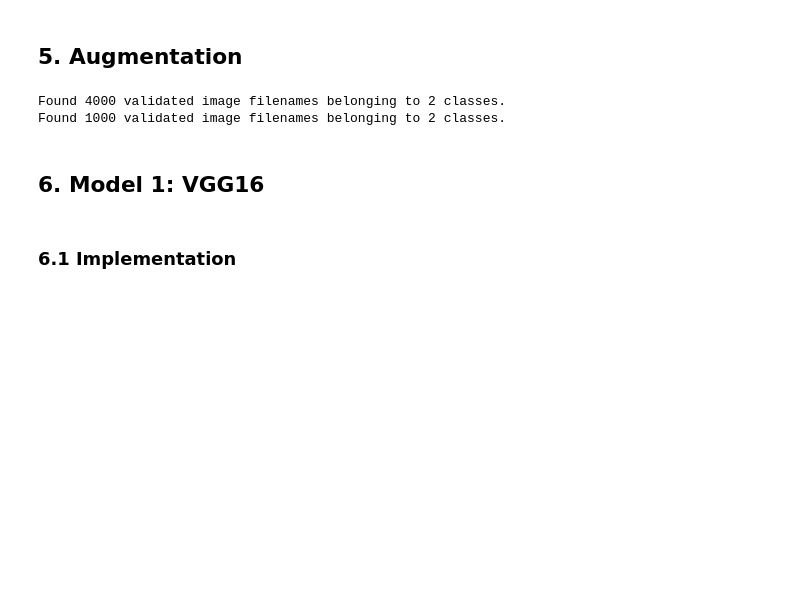
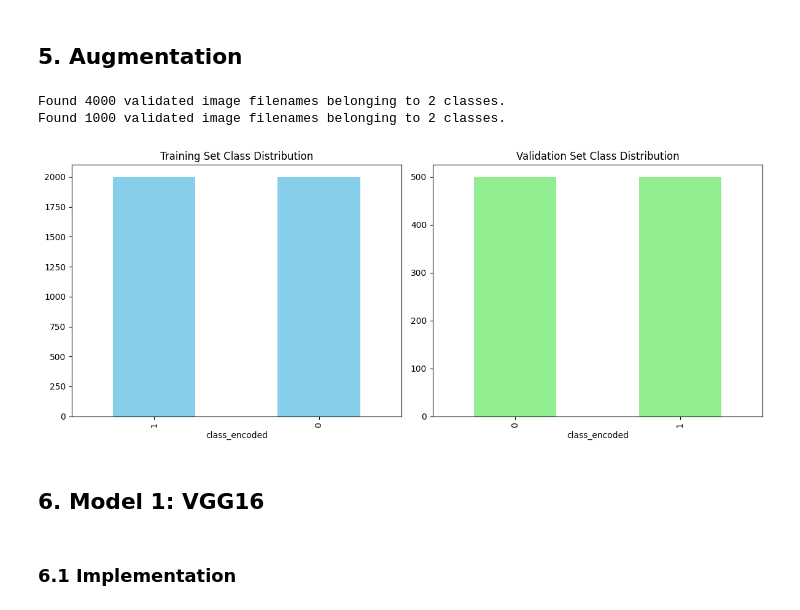
Before and after one commit to Diya-Amith/Data-Science-Project-Galaxy-Morphology-Classification-Using-Deep-Learning-and-Explainable-AI-, a Jupyter notebook: galaxy_morphology_sprial&elliptical.ipynb, the cells around one changed output. Drawn from its saved outputs; the diff is of its cells as text; code cells hidden in the pictures; blank space fills up the shorter version.

```diff
--- a/galaxy_morphology_sprial&elliptical.ipynb
+++ b/galaxy_morphology_sprial&elliptical.ipynb
@@ -419,6 +421,17 @@ val_generator = val_datagen.flow_from_dataframe(
 # %% [output]
 Found 4000 validated image filenames belonging to 2 classes.
 Found 1000 validated image filenames belonging to 2 classes.
+# %%
+# Plot class distribution in Training and Validation sets
+fig, axes = plt.subplots(1, 2, figsize=(12, 5))
+
+train_df['class_encoded'].value_counts().plot(kind='bar', ax=axes[0], title='Training Set Class Distribution', color='skyblue')
+val_df['class_encoded'].value_counts().plot(kind='bar', ax=axes[1], title='Validation Set Class Distribution', color='lightgreen')
+
+plt.tight_layout()
+plt.show()
+# %% [output]
+[figure, added]
 # %% [markdown]
 ## **6. Model 1: VGG16**
 # %% [markdown]
```
Also changed, not shown: parts of 16 cells of this notebook.
